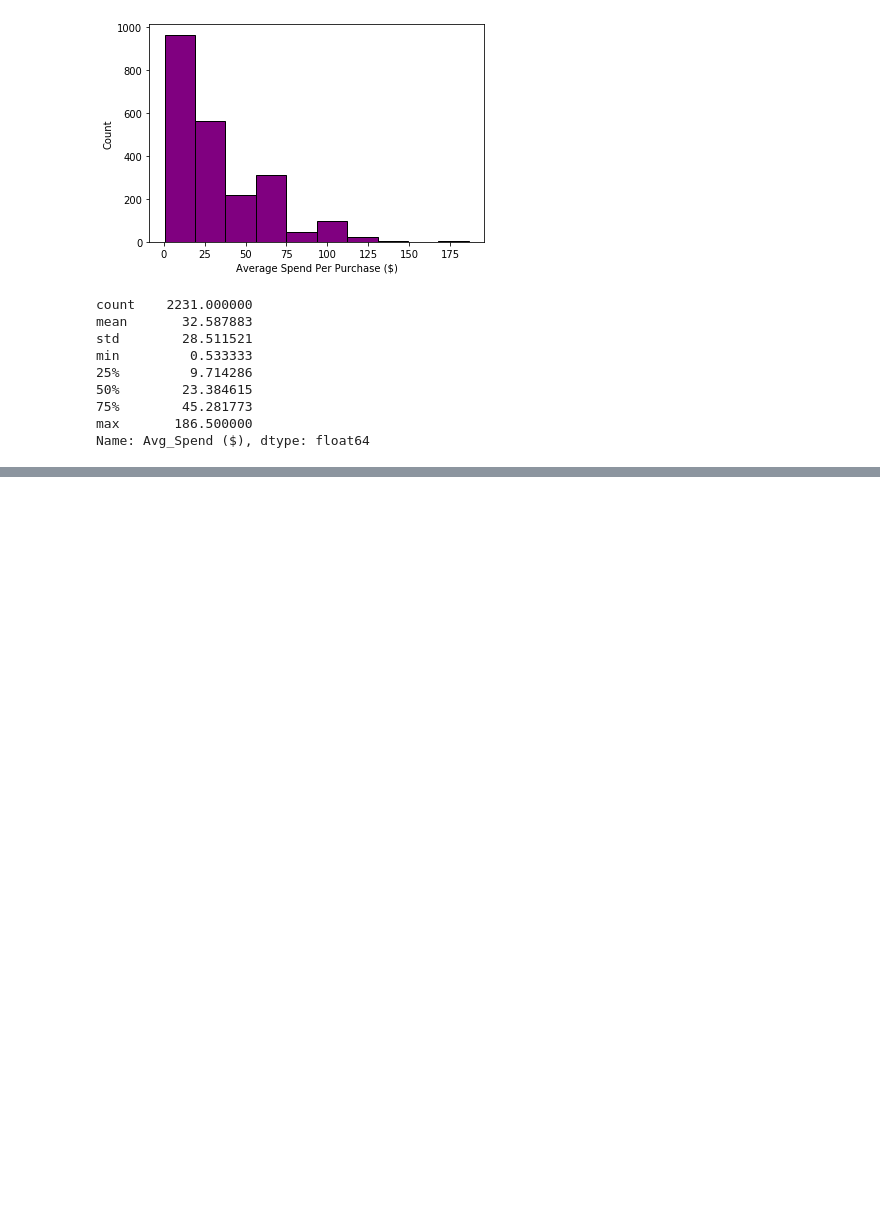
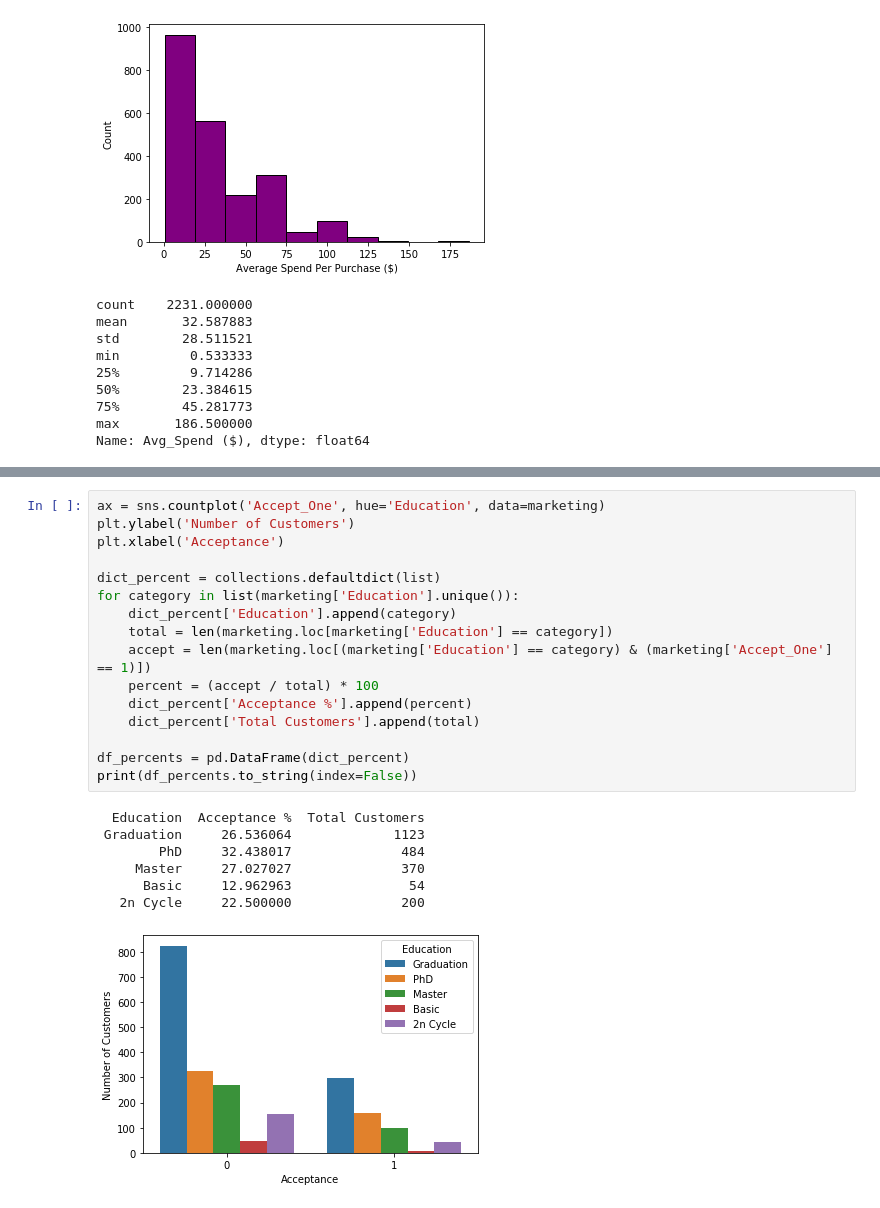
Before and after one commit to RachidRezzik/Market_Camp, a Jupyter notebook: Data_Analysis.ipynb, the cells around one changed output, grey strips where cells are left out. Drawn from its saved outputs; the diff is of its cells as text; blank space fills up the shorter version.

```diff
--- a/Data_Analysis.ipynb
+++ b/Data_Analysis.ipynb
@@ -307,0 +339,24 @@ The offer was accepted 999 times out of 13386 attempts for an overall acceptance
+# %%
+ax = sns.countplot('Accept_One', hue='Education', data=marketing)
+plt.ylabel('Number of Customers')
+plt.xlabel('Acceptance')
+
+dict_percent = collections.defaultdict(list)
+for category in list(marketing['Education'].unique()):
+    dict_percent['Education'].append(category)
+    total = len(marketing.loc[marketing['Education'] == category])
+    accept = len(marketing.loc[(marketing['Education'] == category) & (marketing['Accept_One'] == 1)])
+    percent = (accept / total) * 100
+    dict_percent['Acceptance %'].append(percent)
+    dict_percent['Total Customers'].append(total)
+
+df_percents = pd.DataFrame(dict_percent)
+print(df_percents.to_string(index=False))
+# %% [output]
+  Education  Acceptance %  Total Customers
+ Graduation     26.536064             1123
+        PhD     32.438017              484
+     Master     27.027027              370
+      Basic     12.962963               54
+   2n Cycle     22.500000              200
+[figure, added]
```
Also changed, not shown: parts of 4 cells of this notebook.
